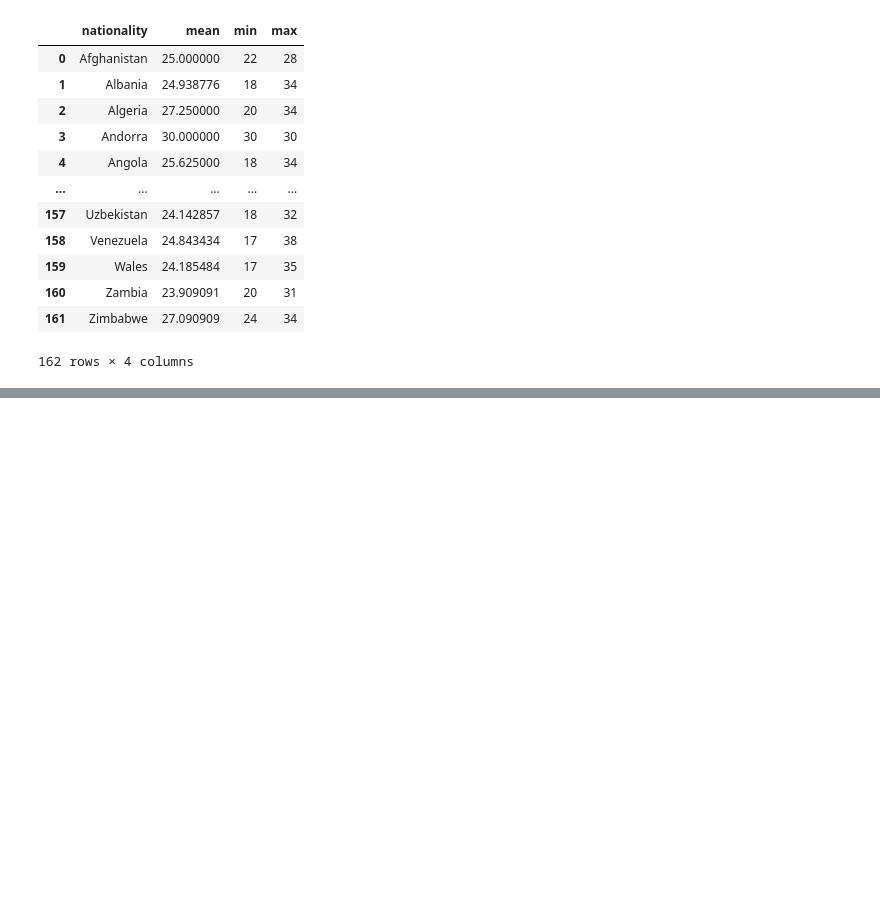
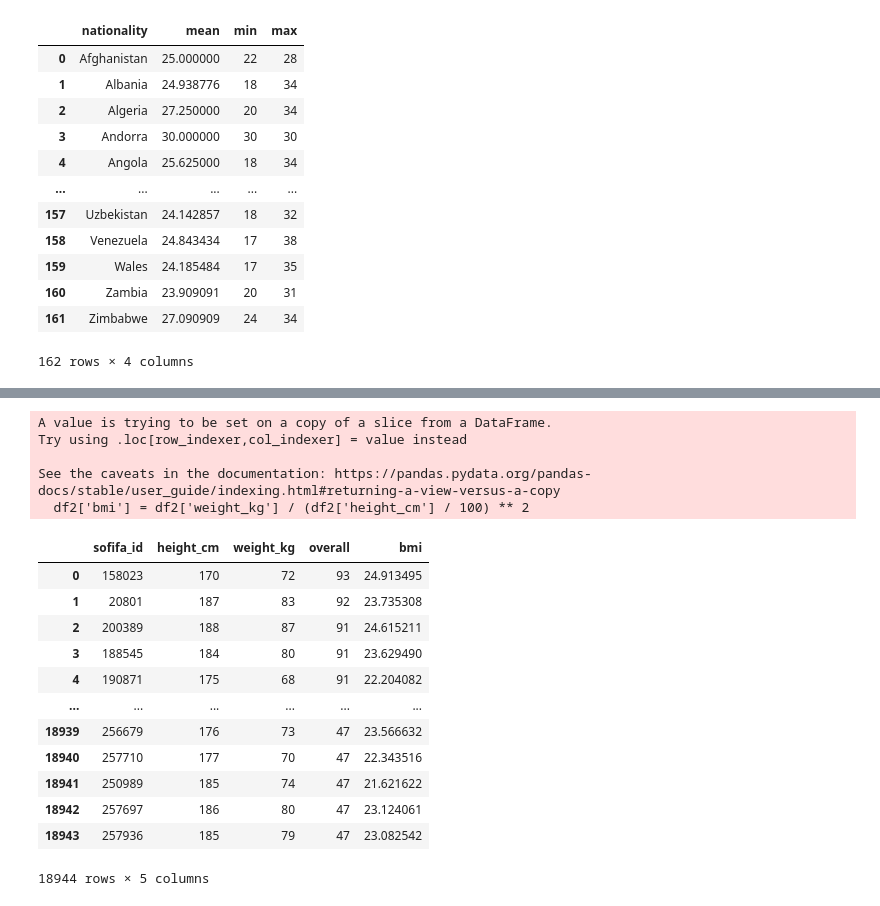
Before and after one commit to Scholiboi/compute-task, a Jupyter notebook: 2.ipynb, the cells around one changed output, grey strips where cells are left out. Saved outputs shown, nothing was run; the diff lists cells and outputs as text; code cells hidden in the pictures; blank space fills up the shorter version.

```diff
--- a/2.ipynb
+++ b/2.ipynb
@@ -195,0 +199,22 @@ plt.show()
+# %%
+df2['bmi'] = df2['weight_kg'] / (df2['height_cm'] / 100) ** 2
+df2
+# %% [output]
+A value is trying to be set on a copy of a slice from a DataFrame.
+Try using .loc[row_indexer,col_indexer] = value instead
+
+See the caveats in the documentation: https://pandas.pydata.org/pandas-docs/stable/user_guide/indexing.html#returning-a-view-versus-a-copy
+  df2['bmi'] = df2['weight_kg'] / (df2['height_cm'] / 100) ** 2
+|  | sofifa_id | height_cm | weight_kg | overall | bmi |
+| 0 | 158023 | 170 | 72 | 93 | 24.913495 |
+| 1 | 20801 | 187 | 83 | 92 | 23.735308 |
+| 2 | 200389 | 188 | 87 | 91 | 24.615211 |
+| 3 | 188545 | 184 | 80 | 91 | 23.629490 |
+| 4 | 190871 | 175 | 68 | 91 | 22.204082 |
+| ... | ... | ... | ... | ... | ... |
+| 18939 | 256679 | 176 | 73 | 47 | 23.566632 |
+| 18940 | 257710 | 177 | 70 | 47 | 22.343516 |
+| 18941 | 250989 | 185 | 74 | 47 | 21.621622 |
+| 18942 | 257697 | 186 | 80 | 47 | 23.124061 |
+| 18943 | 257936 | 185 | 79 | 47 | 23.082542 |
+18944 rows × 5 columns
```
Also changed, not shown: parts of 6 cells of this notebook.
